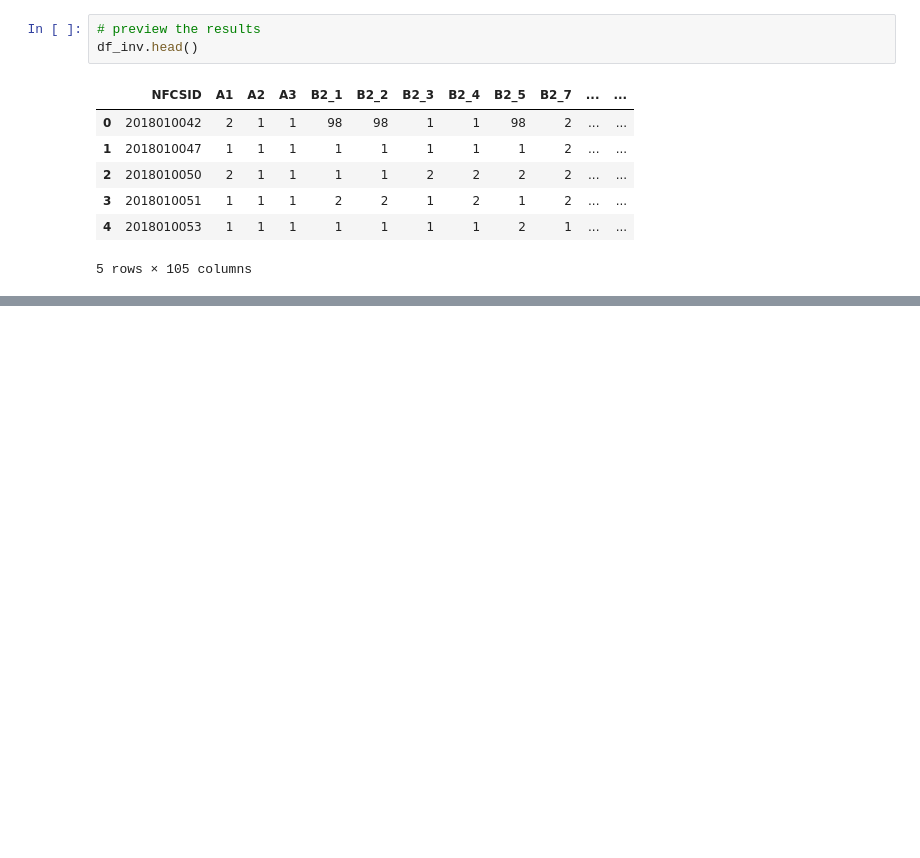
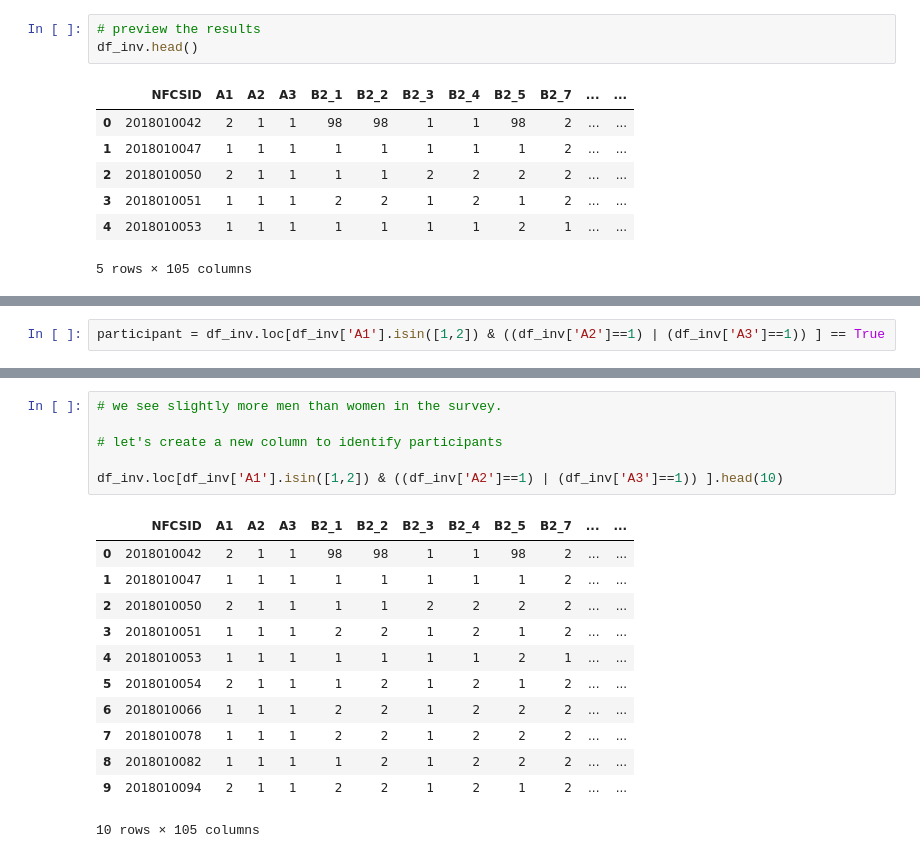
Before and after one commit to stavem/data-512-final, a Jupyter notebook: notebooks/010_EDA.ipynb, the cells around one changed output, grey strips where cells are left out. Saved outputs shown, nothing was run; the diff lists cells and outputs as text; blank space fills up the shorter version.

```diff
--- a/notebooks/010_EDA.ipynb
+++ b/notebooks/010_EDA.ipynb
@@ -26,0 +55,2 @@ df_inv.head()
+# %%
+participant = df_inv.loc[df_inv['A1'].isin([1,2]) & ((df_inv['A2']==1) | (df_inv['A3']==1)) ] == True
@@ -26,0 +61,19 @@ df_inv.head()
+# %%
+# we see slightly more men than women in the survey.
+
+# let's create a new column to identify participants
+
+df_inv.loc[df_inv['A1'].isin([1,2]) & ((df_inv['A2']==1) | (df_inv['A3']==1)) ].head(10)
+# %% [output]
+|  | NFCSID | A1 | A2 | A3 | B2_1 | B2_2 | B2_3 | B2_4 | B2_5 | B2_7 | ... | ... |
+| 0 | 2018010042 | 2 | 1 | 1 | 98 | 98 | 1 | 1 | 98 | 2 | ... | ... |
+| 1 | 2018010047 | 1 | 1 | 1 | 1 | 1 | 1 | 1 | 1 | 2 | ... | ... |
+| 2 | 2018010050 | 2 | 1 | 1 | 1 | 1 | 2 | 2 | 2 | 2 | ... | ... |
+| 3 | 2018010051 | 1 | 1 | 1 | 2 | 2 | 1 | 2 | 1 | 2 | ... | ... |
+| 4 | 2018010053 | 1 | 1 | 1 | 1 | 1 | 1 | 1 | 2 | 1 | ... | ... |
+| 5 | 2018010054 | 2 | 1 | 1 | 1 | 2 | 1 | 2 | 1 | 2 | ... | ... |
+| 6 | 2018010066 | 1 | 1 | 1 | 2 | 2 | 1 | 2 | 2 | 2 | ... | ... |
+| 7 | 2018010078 | 1 | 1 | 1 | 2 | 2 | 1 | 2 | 2 | 2 | ... | ... |
+| 8 | 2018010082 | 1 | 1 | 1 | 1 | 2 | 1 | 2 | 2 | 2 | ... | ... |
+| 9 | 2018010094 | 2 | 1 | 1 | 2 | 2 | 1 | 2 | 1 | 2 | ... | ... |
+10 rows × 105 columns
```
Also changed, not shown: parts of 12 cells of this notebook, 1 other file.
